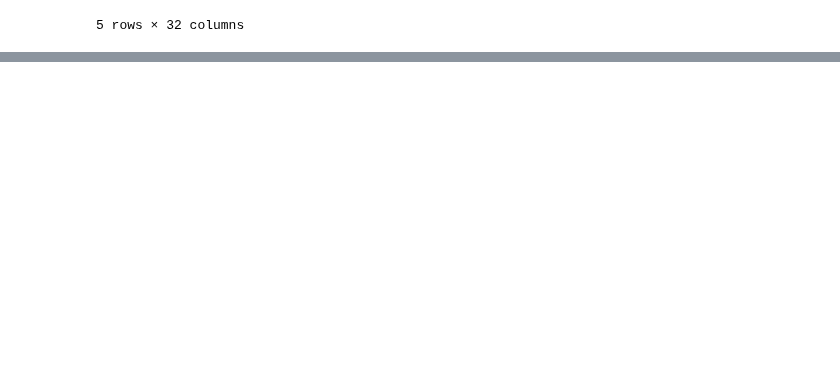
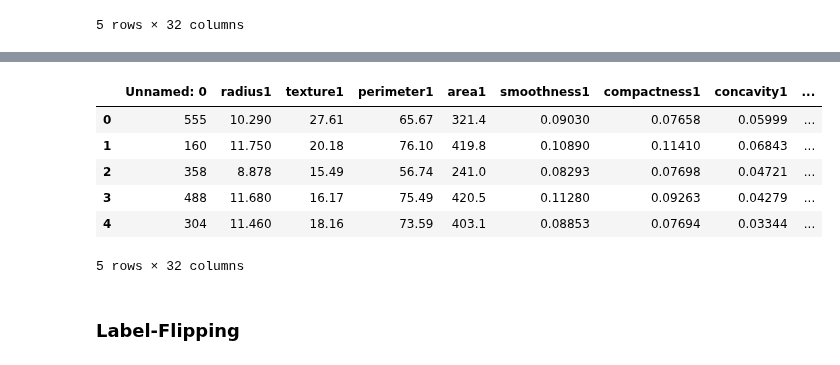
Before and after one commit to dariofenoglio98/CF_FL, a Jupyter notebook: data/client_split.ipynb, the cells around one changed output, grey strips where cells are left out. Cells and saved outputs as stored; diff of their text form; code cells hidden in the pictures; blank space fills up the shorter version.

```diff
--- a/data/client_split.ipynb
+++ b/data/client_split.ipynb
@@ -731,0 +456,13 @@ Epoch 1000 / 1000, Cost : 0.5735, Acc : 99.51 %, Validity : 89.98 %, Val Cost :
+# %%
+df = pd.read_csv('df_breast_random_1.csv')
+df.head()
+# %% [output]
+|  | Unnamed: 0 | radius1 | texture1 | perimeter1 | area1 | smoothness1 | compactness1 | concavity1 | ... |
+| 0 | 555 | 10.290 | 27.61 | 65.67 | 321.4 | 0.09030 | 0.07658 | 0.05999 | ... |
+| 1 | 160 | 11.750 | 20.18 | 76.10 | 419.8 | 0.10890 | 0.11410 | 0.06843 | ... |
+| 2 | 358 | 8.878 | 15.49 | 56.74 | 241.0 | 0.08293 | 0.07698 | 0.04721 | ... |
+| 3 | 488 | 11.680 | 16.17 | 75.49 | 420.5 | 0.11280 | 0.09263 | 0.04279 | ... |
+| 4 | 304 | 11.460 | 18.16 | 73.59 | 403.1 | 0.08853 | 0.07694 | 0.03344 | ... |
+5 rows × 32 columns
+# %% [markdown]
+### Label-Flipping
```
Also changed, not shown: parts of 24 cells of this notebook, 3 other files.
